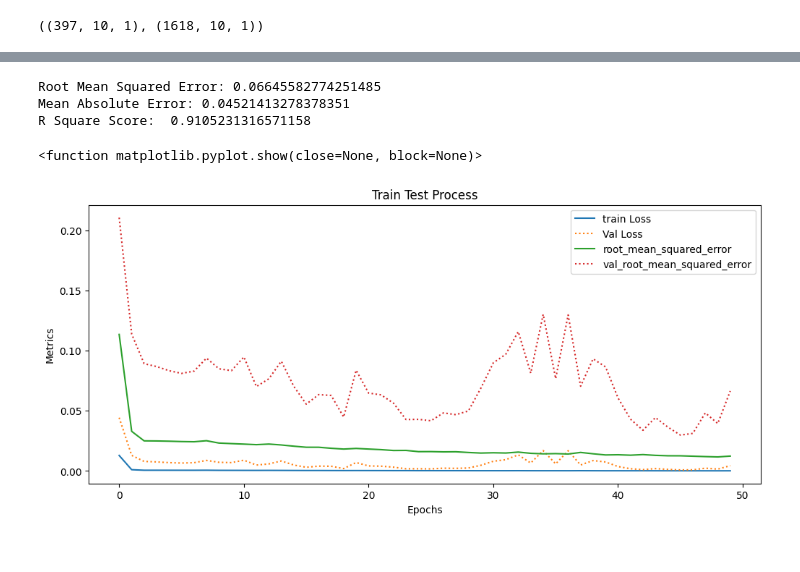
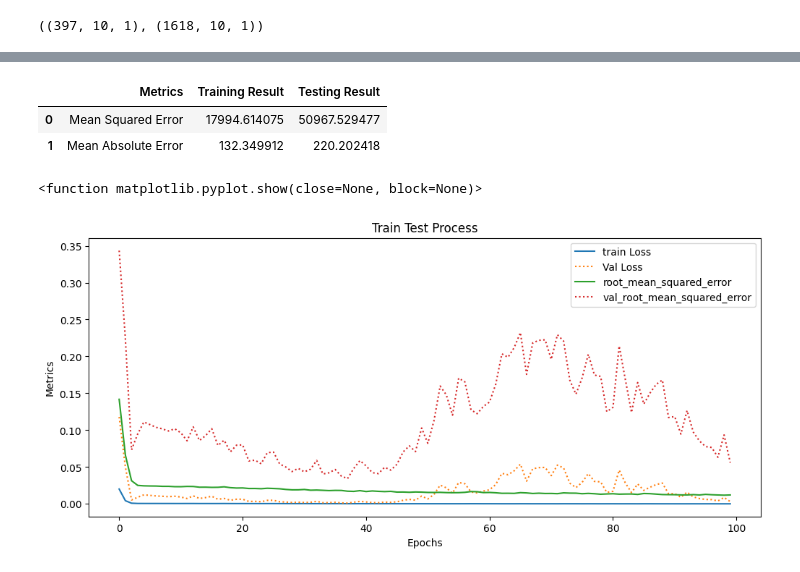
Before and after one commit to Animo-GD/Stock-Market-Prediction, a Jupyter notebook: task2.ipynb, the cells around one changed output, grey strips where cells are left out. Drawn from its saved outputs; the diff is of its cells as text; code cells hidden in the pictures.

```diff
--- a/task2.ipynb
+++ b/task2.ipynb
@@ -94,16 +98,6 @@ train_data, test_data = scaled_data[:train_size], scaled_data[train_size:]
 train_data.shape,test_data.shape
 # %% [output]
 ((1628, 1), (407, 1))
-# %%
-def create_sequences(data, sequence_length):
-    sequences = []
-    targets = []
-    for i in range(len(data) - sequence_length):
-        seq = data[i:i+sequence_length]
-        target = data.iloc[i+sequence_length]['Close']
-        sequences.append(seq)
-        targets.append(target)
-    return np.array(sequences), np.array(targets)
 # %%
 def create_sequences(data, sequence_length):
     sequences = []
@@ -136,3 +146,3 @@ model.compile(optimizer='adam', loss='mean_squared_error',metrics=[RootMeanSquar
 # %%
-h = model.fit(X_train, y_train,validation_data=(X_test,y_test), epochs=50, batch_size=32, verbose=1)
+h = model.fit(X_train, y_train,validation_data=(X_test,y_test), epochs=100, batch_size=64, verbose=1)
 # %% [output]
@@ -159,13 +171 @@ y_pred = model.predict(X_test)
 13/13 [==============================] - 0s 2ms/step
-# %%
-from sklearn.metrics import mean_squared_error, mean_absolute_error,r2_score
-rmse = np.sqrt(mean_squared_error(y_test, y_pred))
-mae = mean_absolute_error(y_test, y_pred)
-rscore = r2_score(y_test,y_pred)
-print(f"Root Mean Squared Error: {rmse}")
-print(f"Mean Absolute Error: {mae}")
-print(f"R Square Score: ",rscore)
-# %% [output]
-Root Mean Squared Error: 0.06645582774251485
-Mean Absolute Error: 0.04521413278378351
-R Square Score:  0.9105231316571158
@@ -172,15 +175,25 @@ R Square Score:  0.9105231316571158
+# %%
+result = pd.DataFrame({
+    "Metrics":["Mean Squared Error","Mean Absolute Error"],
+    "Training Result":[mean_squared_error(y_train,train_pred),mean_absolute_error(y_train,train_pred)],
+    "Testing Result":[mean_squared_error(y_test,test_pred),mean_absolute_error(y_test,test_pred)]
+})
+result.style.background_gradient(cmap='BuPu')
+# %% [output]
+|  | Metrics | Training Result | Testing Result |
+| 0 | Mean Squared Error | 17994.614075 | 50967.529477 |
+| 1 | Mean Absolute Error | 132.349912 | 220.202418 |
 # %%
-import matplotlib.pyplot as plt
 plt.figure(figsize=(12,5))
-plt.plot(np.arange(50),h.history['loss'],label="train Loss")
-plt.plot(np.arange(50),h.history['val_loss'],ls=":",label="Val Loss")
-plt.plot(np.arange(50),h.history['root_mean_squared_error'],label="root_mean_squared_error")
-plt.plot(np.arange(50),h.history['val_root_mean_squared_error'],ls=":",label="val_root_mean_squared_error")
+plt.plot(np.arange(100),h.history['loss'],label="train Loss")
+plt.plot(np.arange(100),h.history['val_loss'],ls=":",label="Val Loss")
+plt.plot(np.arange(100),h.history['root_mean_squared_error'],label="root_mean_squared_error")
+plt.plot(np.arange(100),h.history['val_root_mean_squared_error'],ls=":",label="val_root_mean_squared_error")
 plt.xlabel('Epochs')
 plt.ylabel('Metrics')
 plt.title('Train Test Process')
 plt.legend()
 plt.show
 # %% [output]
 <function matplotlib.pyplot.show(close=None, block=None)>
-[figure, old version]
+[figure, new version]
```
Also changed, not shown: parts of 14 cells of this notebook.
